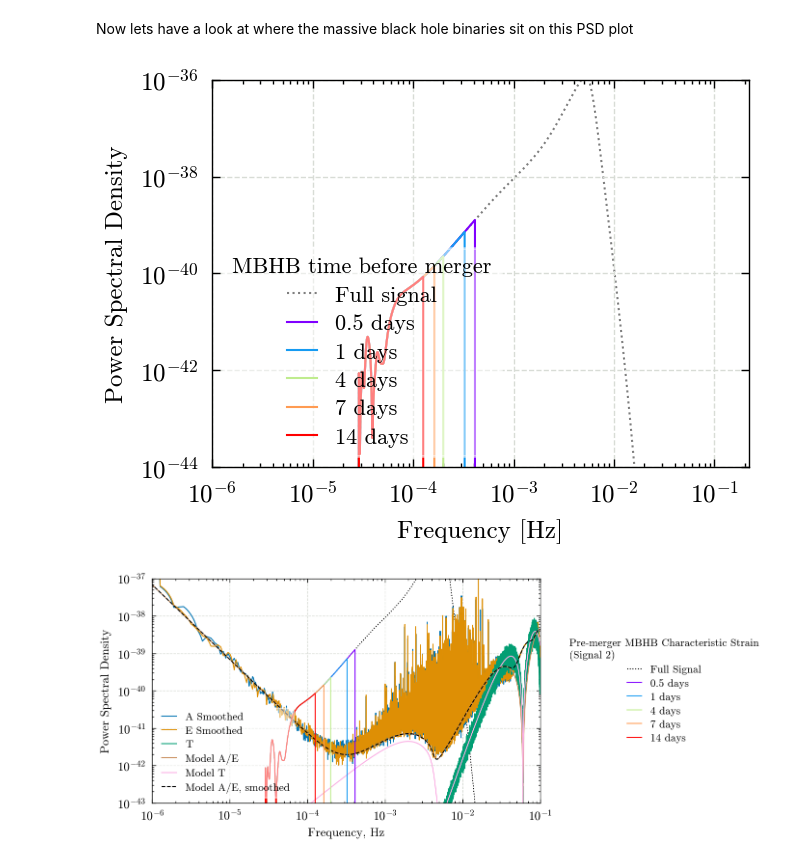
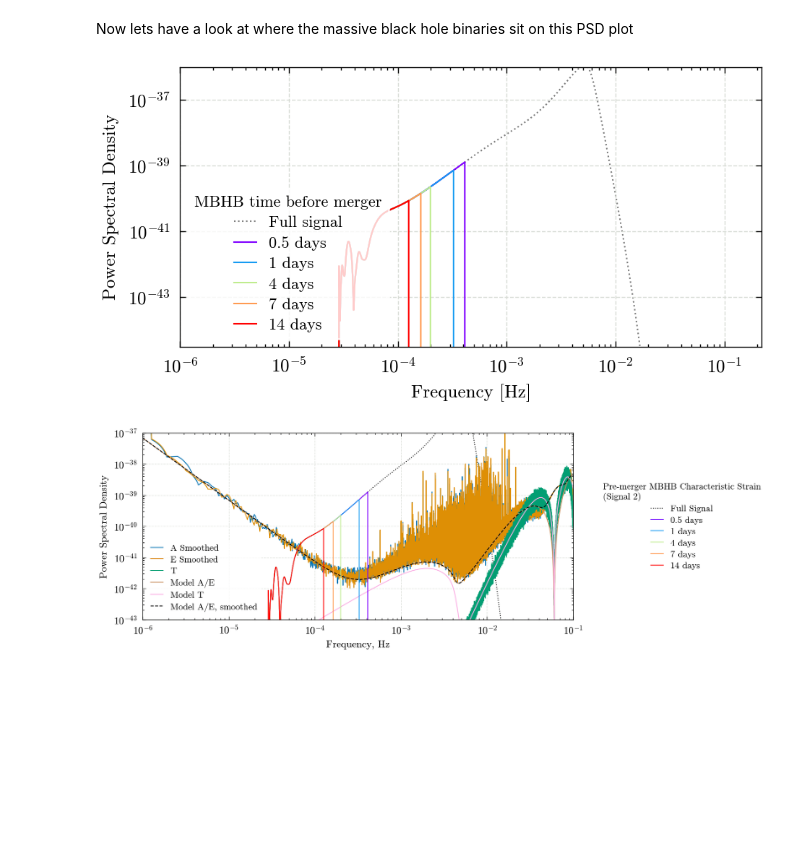
Before and after one commit to icg-gravwaves/lisa_premerger_sangria, a Jupyter notebook: estimate_psds/plot_psds.ipynb, the cells around one changed output. Cells and saved outputs as stored; diff of their text form; code cells hidden in the pictures; blank space fills up the shorter version.

```diff
--- a/estimate_psds/plot_psds.ipynb
+++ b/estimate_psds/plot_psds.ipynb
@@ -57,8 +59,8 @@ AE_model_smoothed = load_frequencyseries('model_AE_SMOOTHED_PSD.txt')
 # %%
 cycle = plt.rcParams['axes.prop_cycle'].by_key()['color']
 
-width = plt.rcParams["figure.figsize"][0]
-height = plt.rcParams["figure.figsize"][1] * 1.25
+width = plt.rcParams["figure.figsize"][0] * 1.5
+height = plt.rcParams["figure.figsize"][1]
 fig, ax = plt.subplots(1, figsize=(width, height))
 ax.loglog(
     A_smoothed.sample_frequencies,
@@ -105,5 +107,5 @@ ax.set_ylim([1e-43, 1e-37])
 ax.set_xlim([1e-6, 1e-1])
 ax.grid(zorder=-100)
 
-# fig.savefig('../paper/images/figure_X_psd_model_data.pdf')
+fig.savefig(f'{paper_plot_dir}/figure_X_psd_model_data.png')
 # %% [output]
@@ -113,61 +142,37 @@ Now lets have a look at where the massive black hole binaries sit on this PSD pl
 # %%
-# days before merger to use as cutoffs
-cutoff_days = [0.5, 1, 4, 7, 14]
-norm = mcolors.LogNorm(vmin=min(cutoff_days), vmax=max(cutoff_days))
-cmap = colormaps.get_cmap('rainbow')
-sm = cm.ScalarMappable(
-    norm=norm,
-    cmap=cmap
-)
-
-time_before_colors = {
-    time_before: sm.to_rgba(time_before)
-    for time_before in cutoff_days
-}
-time_before_colors[0] = 'k'
-
-width = plt.rcParams["figure.figsize"][0]
+width = plt.rcParams["figure.figsize"][0] * 1.5
 height = plt.rcParams["figure.figsize"][1] * 1.25
 fig, ax = plt.subplots(1, figsize=(width, height))
 
-example_signal_number = 2
-
-full_A_char = load_frequencyseries(
-    f'characteristic_strain/characteristic_strain_{example_signal_number}_full.txt'
-)
 ax.loglog(
-    full_A_char.sample_frequencies,
-    full_A_char ** 2 / full_A_char.sample_frequencies,
+    freqs,
+    full_A_char ** 2 / freqs,
     c='k',
     label='Full signal',
     linestyle=':',
     zorder=-100,
     alpha=0.5
 )
 for days in cutoff_days:
-    A_char = load_frequencyseries(
-        f'characteristic_strain/characteristic_strain_{example_signal_number}_{days}.txt'
-    )
 
     ax.loglog(
-        A_char.sample_frequencies,
-        A_char ** 2 / A_char.sample_frequencies,
+        freqs,
+        A_char[days] ** 2 / freqs,
         color=time_before_colors[days],
         label=f'{days} days'
     )
-
 
 ax.set_ylabel("Power Spectral Density")
 ax.set_xlabel("Frequency [Hz]")
 ax.grid()
 ax.legend(title='MBHB time before merger', loc='lower left')
 ax.set_xlim(left=1e-6)
 ax.set_ylim([3e-45, 1e-36])
 fig.show()
 # %% [output]
-[figure, old version]
+[figure, new version]
 # %%
-width = plt.rcParams["figure.figsize"][0] * 1.5
+width = plt.rcParams["figure.figsize"][0] * 2
 height = plt.rcParams["figure.figsize"][1] * 1.5
 fig, ax = plt.subplots(1, figsize=(width, height))
 ax.loglog(
@@ -218,8 +223,8 @@ full_h_c= load_frequencyseries(
     f'characteristic_strain/characteristic_strain_{example_signal_number}_full.txt'
 )
 ax.loglog(
-    full_h_c.sample_frequencies,
-    full_h_c ** 2 / full_h_c.sample_frequencies,
+    freqs,
+    full_A_char ** 2 / freqs,
     c='k',
     linestyle=':',
     zorder=-100,
@@ -235,13 +240,10 @@ line2.append(
 )
 labels2.append('Full Signal')
 for days in cutoff_days:
-    h_c = load_frequencyseries(
-        f'characteristic_strain/characteristic_strain_{example_signal_number}_{days}.txt'
-    )
 
     ax.loglog(
-        h_c.sample_frequencies,
-        h_c ** 2 / h_c.sample_frequencies,
+        freqs,
+        A_char[days] ** 2 / freqs,
         color=time_before_colors[days],
         label=f'{days} days'
     )
@@ -266,6 +268,6 @@ ax.set_ylim([1e-43, 1e-37])
 ax.set_xlim([1e-6, 1e-1])
 ax.grid(zorder=-100)
 
-fig.savefig('../paper/images/figure_X_psds_with_sources.pdf')
+fig.savefig(f'{paper_plot_dir}/figure_X_psds_with_sources.png')
 # %% [output]
-[figure, old version]
+[figure, new version]
```
Also changed, not shown: parts of 3 cells of this notebook, 13 other files.
